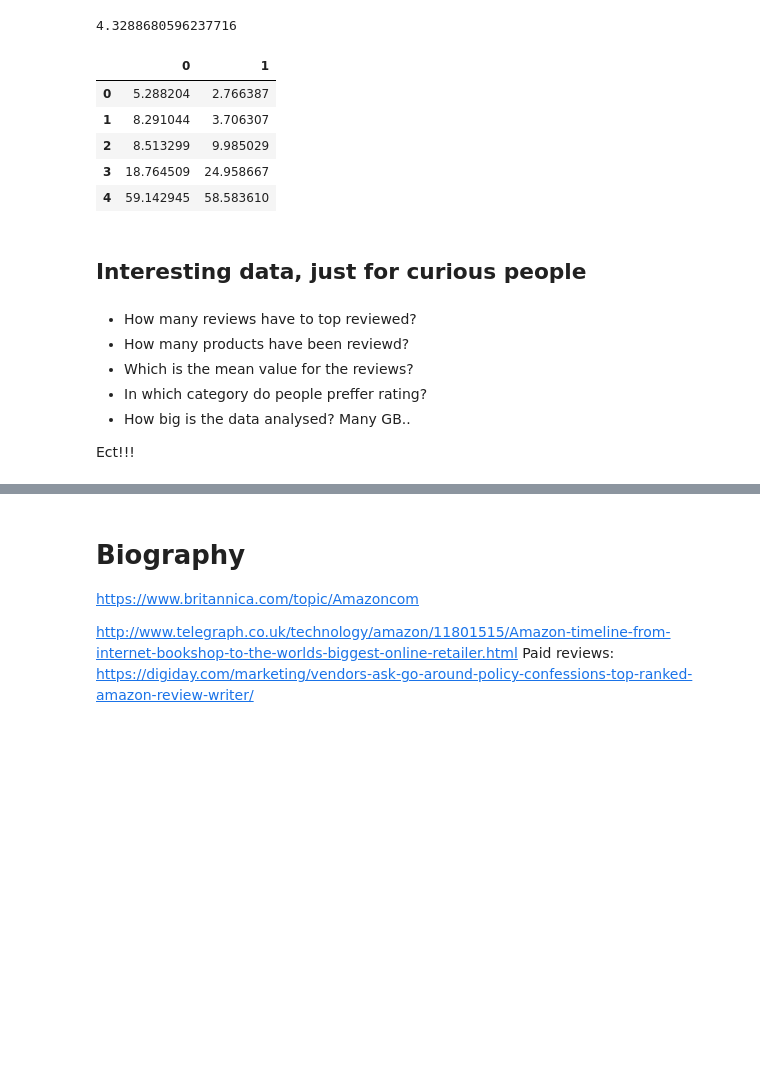
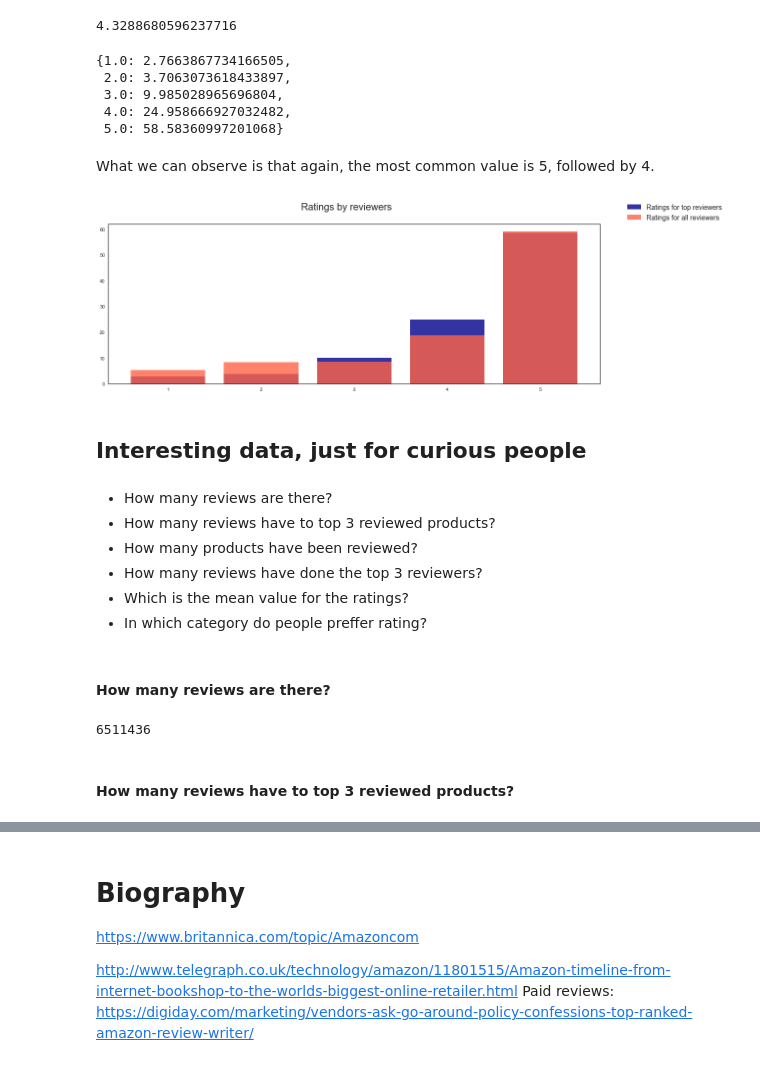
Before and after one commit to bv216/ada2017, a Jupyter notebook: ADA2017-Project/Project-Notebook-test.ipynb, the cells around one changed output, grey strips where cells are left out. Saved outputs shown, nothing was run; the diff lists cells and outputs as text; code cells hidden in the pictures; blank space fills up the shorter version.

```diff
--- a/ADA2017-Project/Project-Notebook-test.ipynb
+++ b/ADA2017-Project/Project-Notebook-test.ipynb
@@ -1025,23 +1025,44 @@ p_ratings_p = {}
 
 for rating in c_ratings_p.most_common():
     p_ratings_p[rating[0]] = (rating[1]/len_ratings_p)*100
+
+p_ratings_p
+# %% [output]
+{1.0: 2.7663867734166505,
+ 2.0: 3.7063073618433897,
+ 3.0: 9.985028965696804,
+ 4.0: 24.958666927032482,
+ 5.0: 58.58360997201068}
-# %%
-d_test = pd.DataFrame([reversed(list(p_ratings_t.values())), reversed(list(p_ratings_p.values()))]).transpose()
-d_test
-# %% [output]
-|  | 0 | 1 |
-| 0 | 5.288204 | 2.766387 |
-| 1 | 8.291044 | 3.706307 |
-| 2 | 8.513299 | 9.985029 |
-| 3 | 18.764509 | 24.958667 |
-| 4 | 59.142945 | 58.583610 |
+# %% [markdown]
+What we can observe is that again, the most common value is 5, followed by 4.
+# %%
+fig, ax =plt.subplots(figsize=(18,6))
+x = [1,2,3,4,5]
+fig.suptitle('Ratings by reviewers', fontsize=20)
+ax.bar(x,list(reversed(list(p_ratings_p.values()))), label='Ratings for top reviewers',color='darkblue', alpha = 0.8)
+ax.bar(x,list(reversed(list(p_ratings_t.values()))), label='Ratings for all reviewers',color='tomato', alpha = 0.8)
+plt.legend(bbox_to_anchor=(1.05, 1), loc=3, borderaxespad=0., fontsize='14')
+plt.show()
+# %% [output]
+[figure, added]
 # %% [markdown]
 ## Interesting data, just for curious people
 # %% [markdown]
-* How many reviews have to top reviewed?
-* How many products have been reviewd?
-* Which is the mean value for the reviews?
+* How many reviews are there?
+* How many reviews have to top 3 reviewed products?
+* How many products have been reviewed?
+* How many reviews have done the top 3 reviewers?
+* Which is the mean value for the ratings?
 * In which category do people preffer rating?
-* How big is the data analysed? Many GB..
-
-Ect!!!
+# %% [markdown]
+#### How many reviews are there?
+# %%
+len_reviews = 0
+for category in rating_df:
+    len_reviews += len(category['rating'])
+
+len_reviews
+# %% [output]
+6511436
+# %% [markdown]
+#### How many reviews have to top 3 reviewed products?
```
Also changed, not shown: parts of 22 cells of this notebook.
